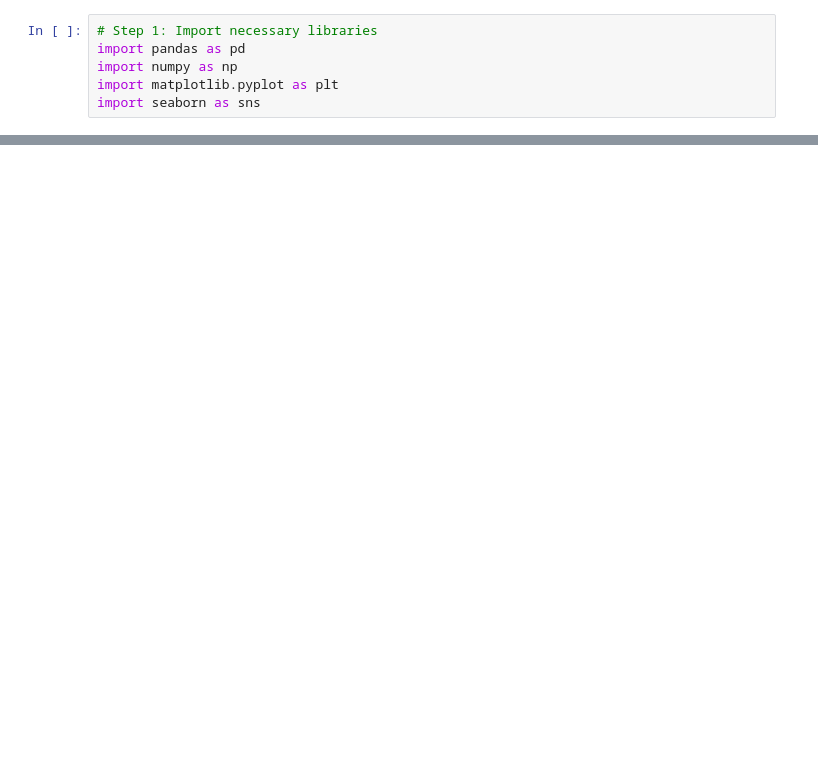
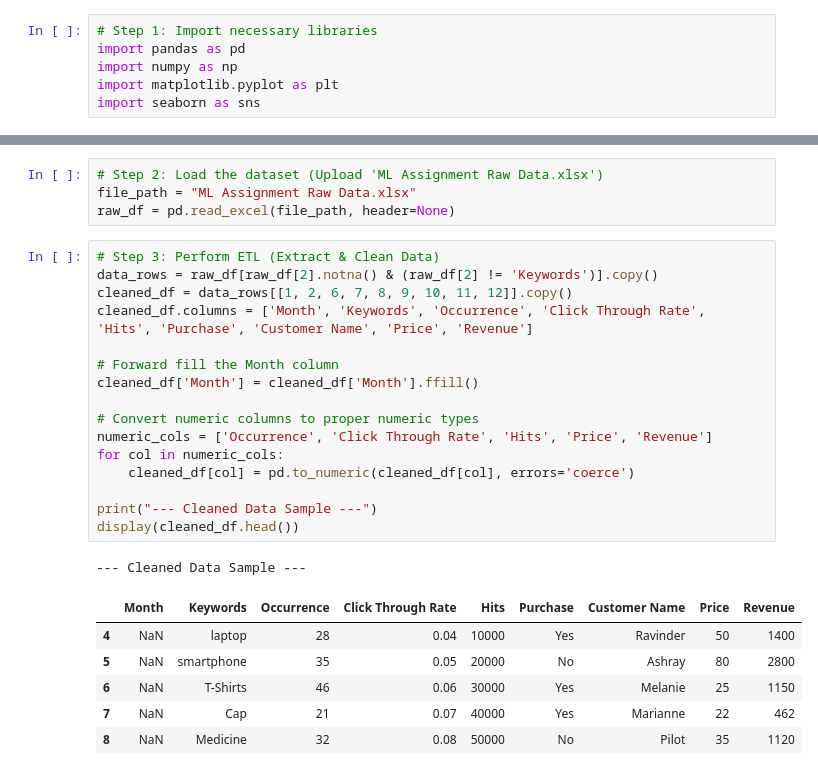
Before and after one commit to Pooja-Khandare/Pinnacle-Project, a Jupyter notebook: PinnacleVS.ipynb, the cells around one changed output, grey strips where cells are left out. Drawn from its saved outputs; the diff is of its cells as text; blank space fills up the shorter version.

```diff
--- a/PinnacleVS.ipynb
+++ b/PinnacleVS.ipynb
@@ -10,0 +9,28 @@ FileNotFoundError: [Errno 2] No such file or directory: 'ML Assignment Raw Data.
+# %%
+# Step 2: Load the dataset (Upload 'ML Assignment Raw Data.xlsx')
+file_path = "ML Assignment Raw Data.xlsx"
+raw_df = pd.read_excel(file_path, header=None)
+# %%
+# Step 3: Perform ETL (Extract & Clean Data)
+data_rows = raw_df[raw_df[2].notna() & (raw_df[2] != 'Keywords')].copy()
+cleaned_df = data_rows[[1, 2, 6, 7, 8, 9, 10, 11, 12]].copy()
+cleaned_df.columns = ['Month', 'Keywords', 'Occurrence', 'Click Through Rate', 'Hits', 'Purchase', 'Customer Name', 'Price', 'Revenue']
+
+# Forward fill the Month column
+cleaned_df['Month'] = cleaned_df['Month'].ffill()
+
+# Convert numeric columns to proper numeric types
+numeric_cols = ['Occurrence', 'Click Through Rate', 'Hits', 'Price', 'Revenue']
+for col in numeric_cols:
+    cleaned_df[col] = pd.to_numeric(cleaned_df[col], errors='coerce')
+
+print("--- Cleaned Data Sample ---")
+display(cleaned_df.head())
+# %% [output]
+--- Cleaned Data Sample ---
+|  | Month | Keywords | Occurrence | Click Through Rate | Hits | Purchase | Customer Name | Price | Revenue |
+| 4 | NaN | laptop | 28 | 0.04 | 10000 | Yes | Ravinder | 50 | 1400 |
+| 5 | NaN | smartphone | 35 | 0.05 | 20000 | No | Ashray | 80 | 2800 |
+| 6 | NaN | T-Shirts | 46 | 0.06 | 30000 | Yes | Melanie | 25 | 1150 |
+| 7 | NaN | Cap | 21 | 0.07 | 40000 | Yes | Marianne | 22 | 462 |
+| 8 | NaN | Medicine | 32 | 0.08 | 50000 | No | Pilot | 35 | 1120 |
```
Also changed, not shown: parts of 24 cells of this notebook.
